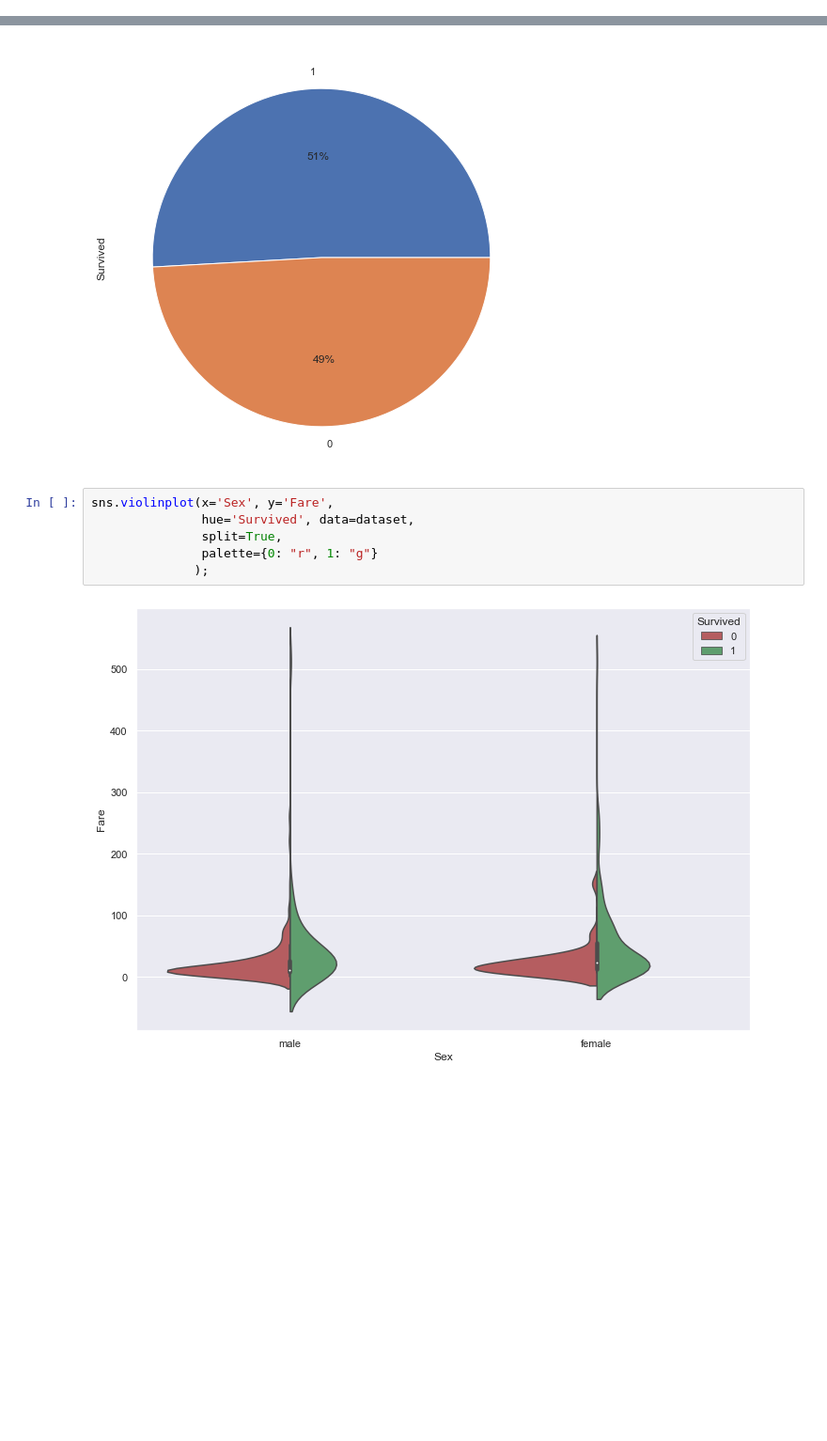
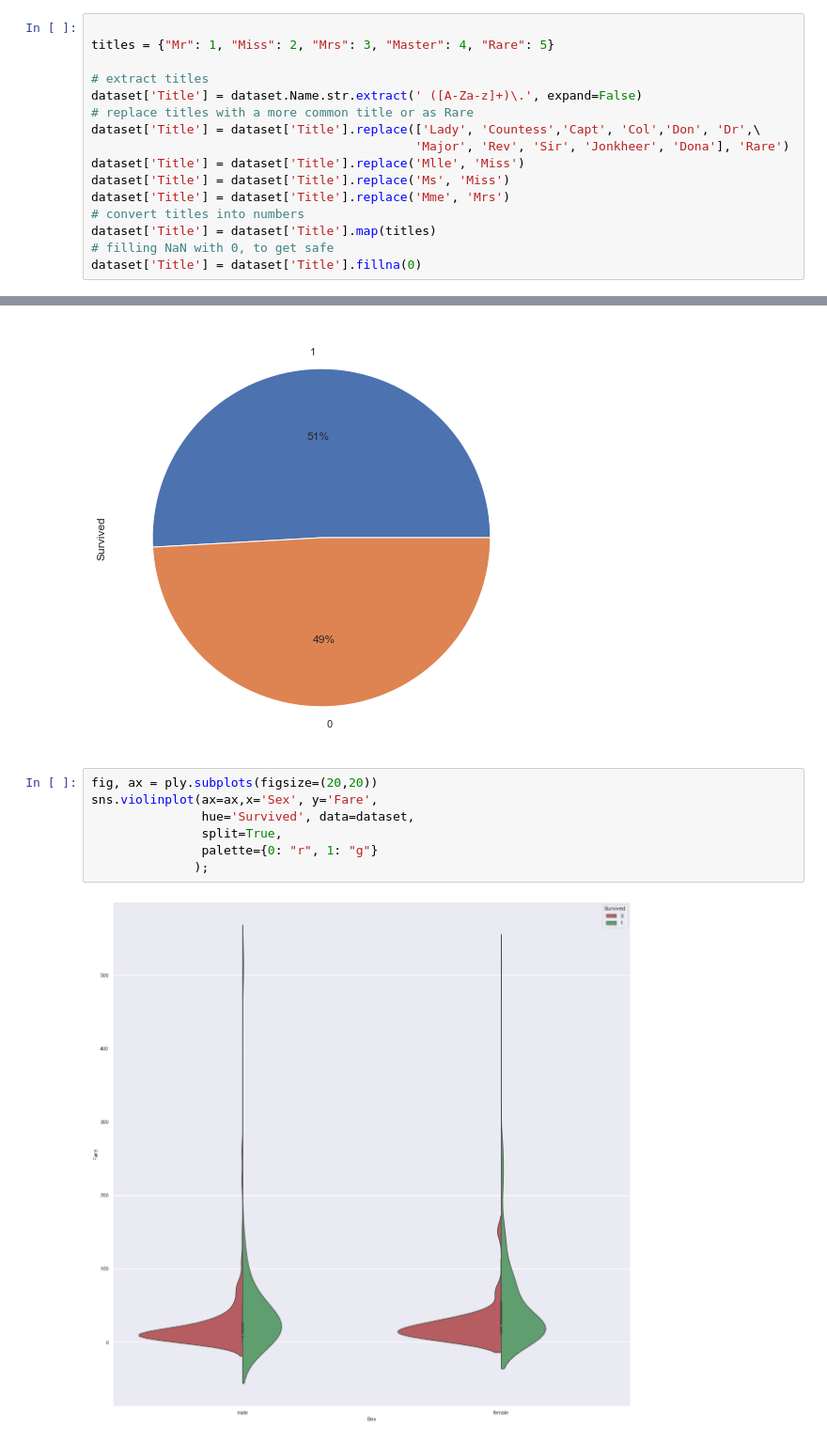
Before and after one commit to johnnyloreano/titanic, a Jupyter notebook: Untitled.ipynb, the cells around one changed output, grey strips where cells are left out. Shown at 94% size. Drawn from its saved outputs; the diff is of its cells as text; blank space fills up the shorter version.

```diff
--- a/Untitled.ipynb
+++ b/Untitled.ipynb
@@ -106,0 +139,16 @@ hide_toggle()
+# %%
+
+titles = {"Mr": 1, "Miss": 2, "Mrs": 3, "Master": 4, "Rare": 5}
+
+# extract titles
+dataset['Title'] = dataset.Name.str.extract(' ([A-Za-z]+)\.', expand=False)
+# replace titles with a more common title or as Rare
+dataset['Title'] = dataset['Title'].replace(['Lady', 'Countess','Capt', 'Col','Don', 'Dr',\
+                                            'Major', 'Rev', 'Sir', 'Jonkheer', 'Dona'], 'Rare')
+dataset['Title'] = dataset['Title'].replace('Mlle', 'Miss')
+dataset['Title'] = dataset['Title'].replace('Ms', 'Miss')
+dataset['Title'] = dataset['Title'].replace('Mme', 'Mrs')
+# convert titles into numbers
+dataset['Title'] = dataset['Title'].map(titles)
+# filling NaN with 0, to get safe
+dataset['Title'] = dataset['Title'].fillna(0)
@@ -165,10 +250,11 @@ normal_data = dataset[(dataset['Fare'].isin(outl) == False) & (dataset['Pclass']
 <AxesSubplot:ylabel='Survived'>
 [figure]
 # %%
-sns.violinplot(x='Sex', y='Fare',
+fig, ax = ply.subplots(figsize=(20,20))
+sns.violinplot(ax=ax,x='Sex', y='Fare',
                hue='Survived', data=dataset,
                split=True,
                palette={0: "r", 1: "g"}
               );
 # %% [output]
-[figure, old version]
+[figure, new version]
```
Also changed, not shown: parts of 34 cells of this notebook.
